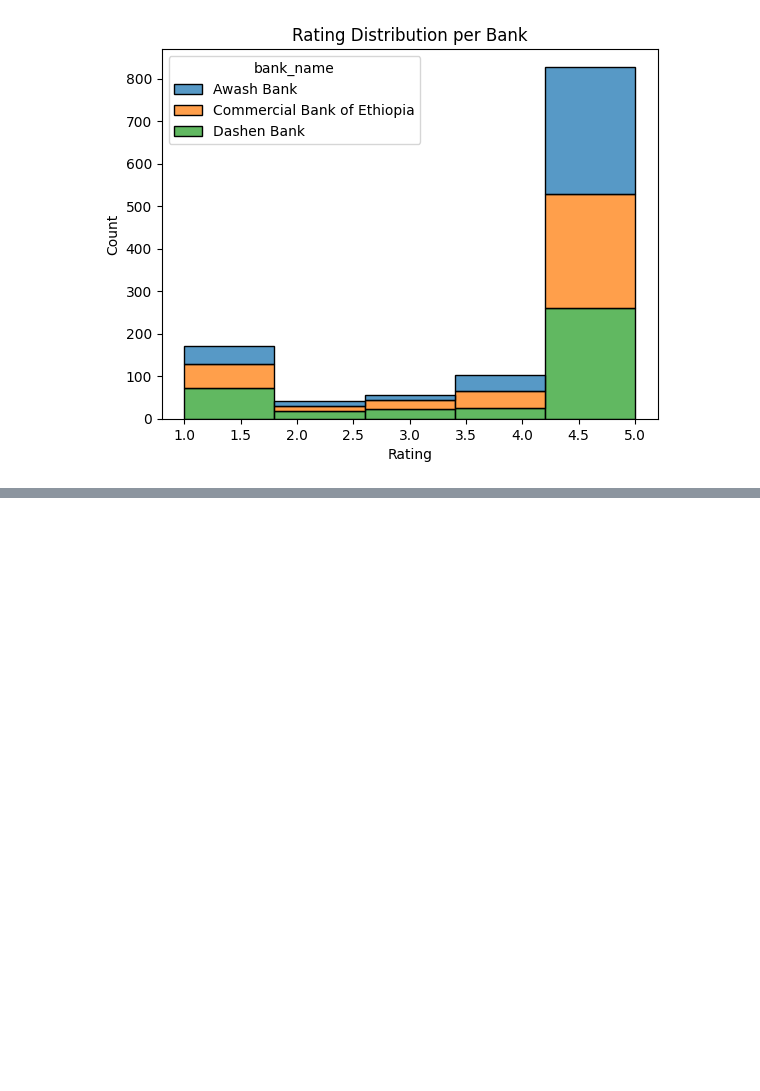
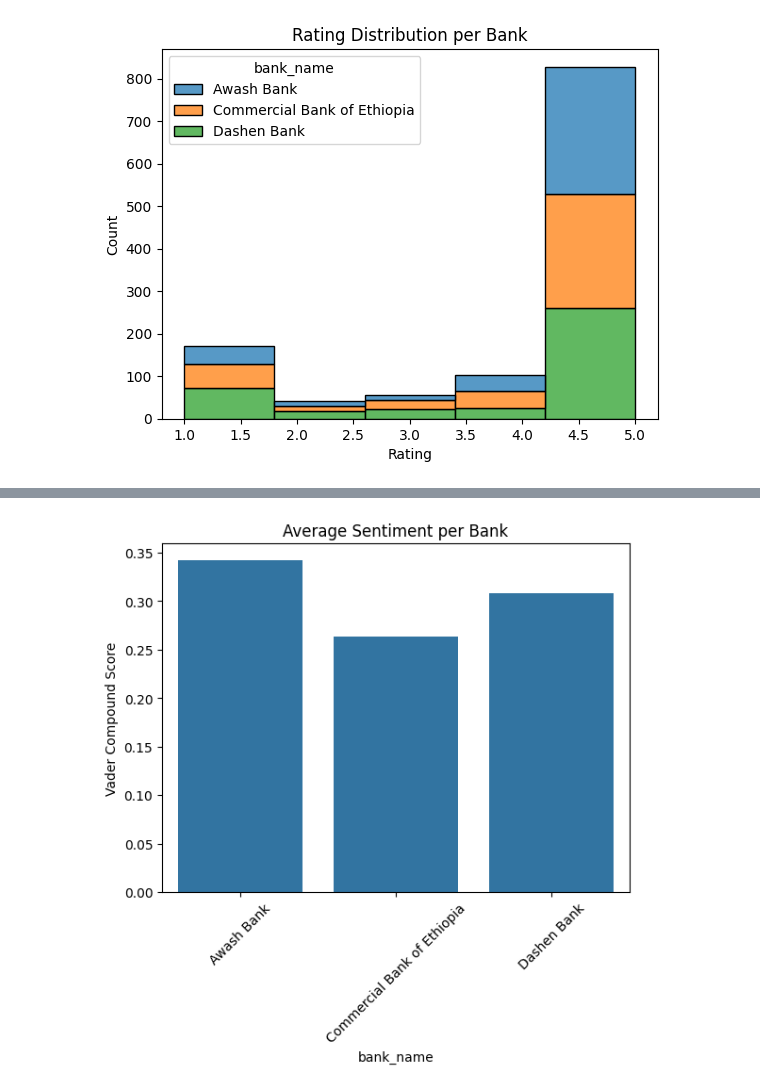
Before and after one commit to Feven777/Customer_experiance_analysis_for_fintech_apps, a Jupyter notebook: Scripts/insights.ipynb, the cells around one changed output, grey strips where cells are left out. Cells and saved outputs as stored; diff of their text form; code cells hidden in the pictures; blank space fills up the shorter version.

Commit message:
visualize data

```diff
--- a/Scripts/insights.ipynb
+++ b/Scripts/insights.ipynb
@@ -78,0 +103,12 @@ plt.show()
+# %%
+import seaborn as sns
+import matplotlib.pyplot as plt
+
+sns.barplot(data=df.groupby('bank_name')['vader_compound'].mean().reset_index(),
+            x='bank_name', y='vader_compound')
+plt.title('Average Sentiment per Bank')
+plt.ylabel('Vader Compound Score')
+plt.xticks(rotation=45)
+plt.show()
+# %% [output]
+[figure, added]
```
Also changed, not shown: parts of 2 cells of this notebook.
